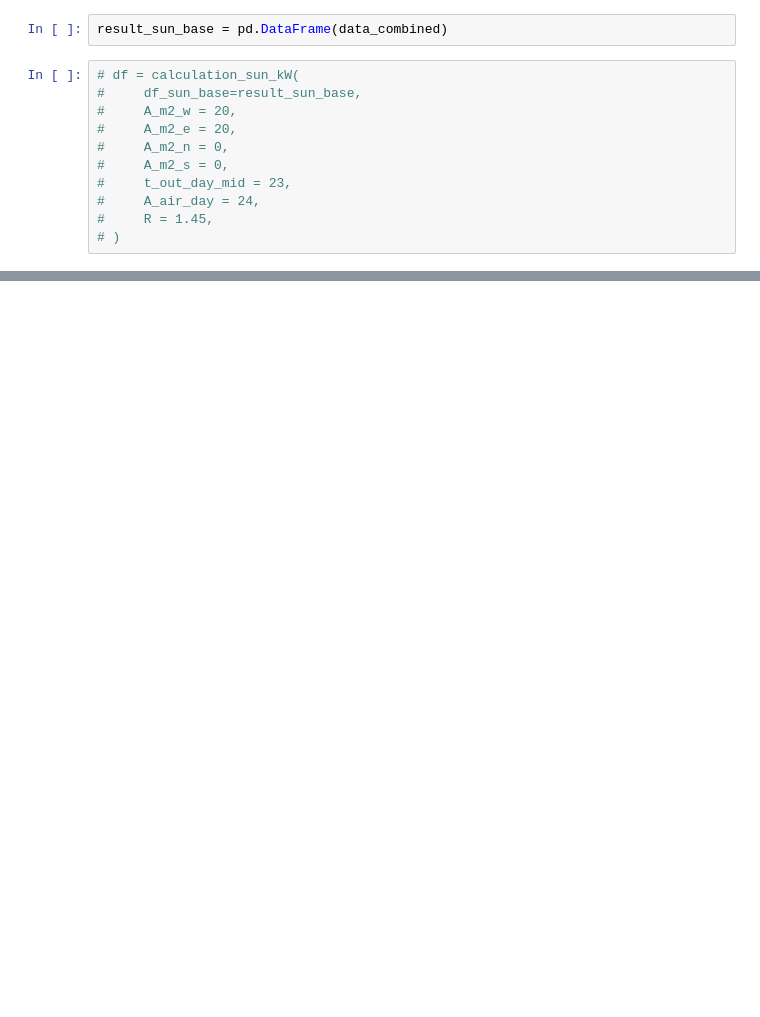
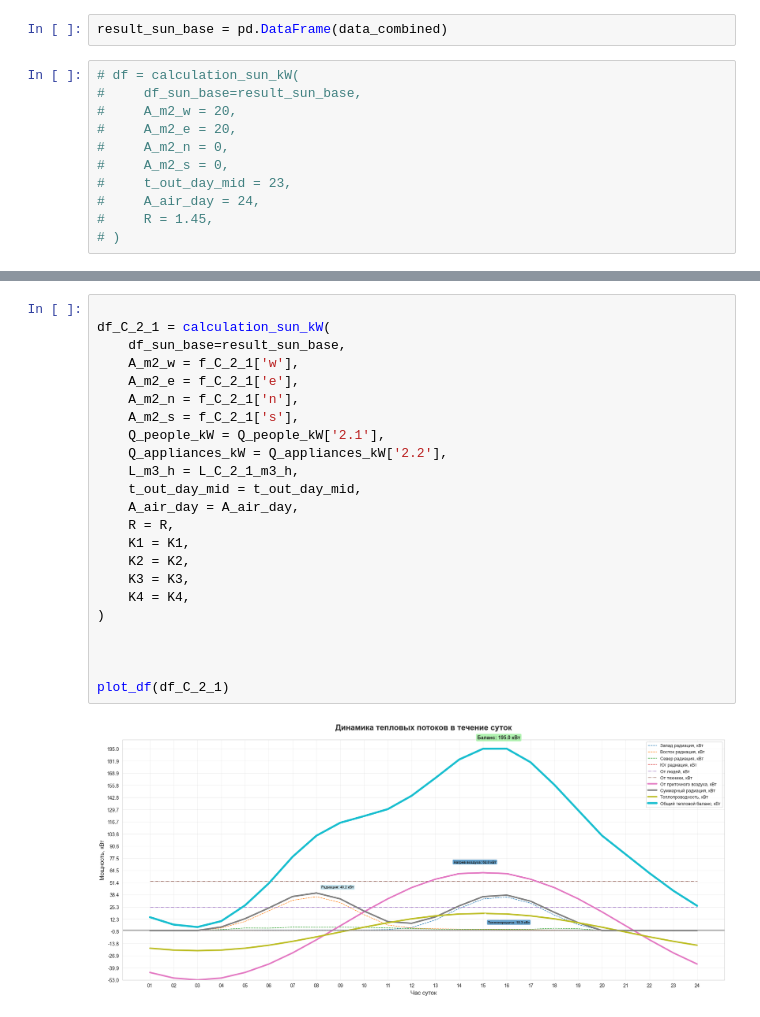
Before and after one commit to flairmix/engineering_notes, a Jupyter notebook: 5.4_Hvac/5.4.4_Cooling/sun_heating.ipynb, the cells around one changed output, grey strips where cells are left out. Cells and saved outputs as stored; diff of their text form; blank space fills up the shorter version.

```diff
--- a/5.4_Hvac/5.4.4_Cooling/sun_heating.ipynb
+++ b/5.4_Hvac/5.4.4_Cooling/sun_heating.ipynb
@@ -93,0 +262,25 @@ plot_df(df)
+# %%
+
+df_C_2_1 = calculation_sun_kW(
+    df_sun_base=result_sun_base,
+    A_m2_w = f_C_2_1['w'],
+    A_m2_e = f_C_2_1['e'],
+    A_m2_n = f_C_2_1['n'],
+    A_m2_s = f_C_2_1['s'],
+    Q_people_kW = Q_people_kW['2.1'],
+    Q_appliances_kW = Q_appliances_kW['2.2'],
+    L_m3_h = L_C_2_1_m3_h,
+    t_out_day_mid = t_out_day_mid,
+    A_air_day = A_air_day,
+    R = R,
+    K1 = K1,
+    K2 = K2,
+    K3 = K3,
+    K4 = K4,
+)
+
+
+
+plot_df(df_C_2_1)
+# %% [output]
+[figure, added]
```
Also changed, not shown: parts of 12 cells of this notebook, 1 other file.
